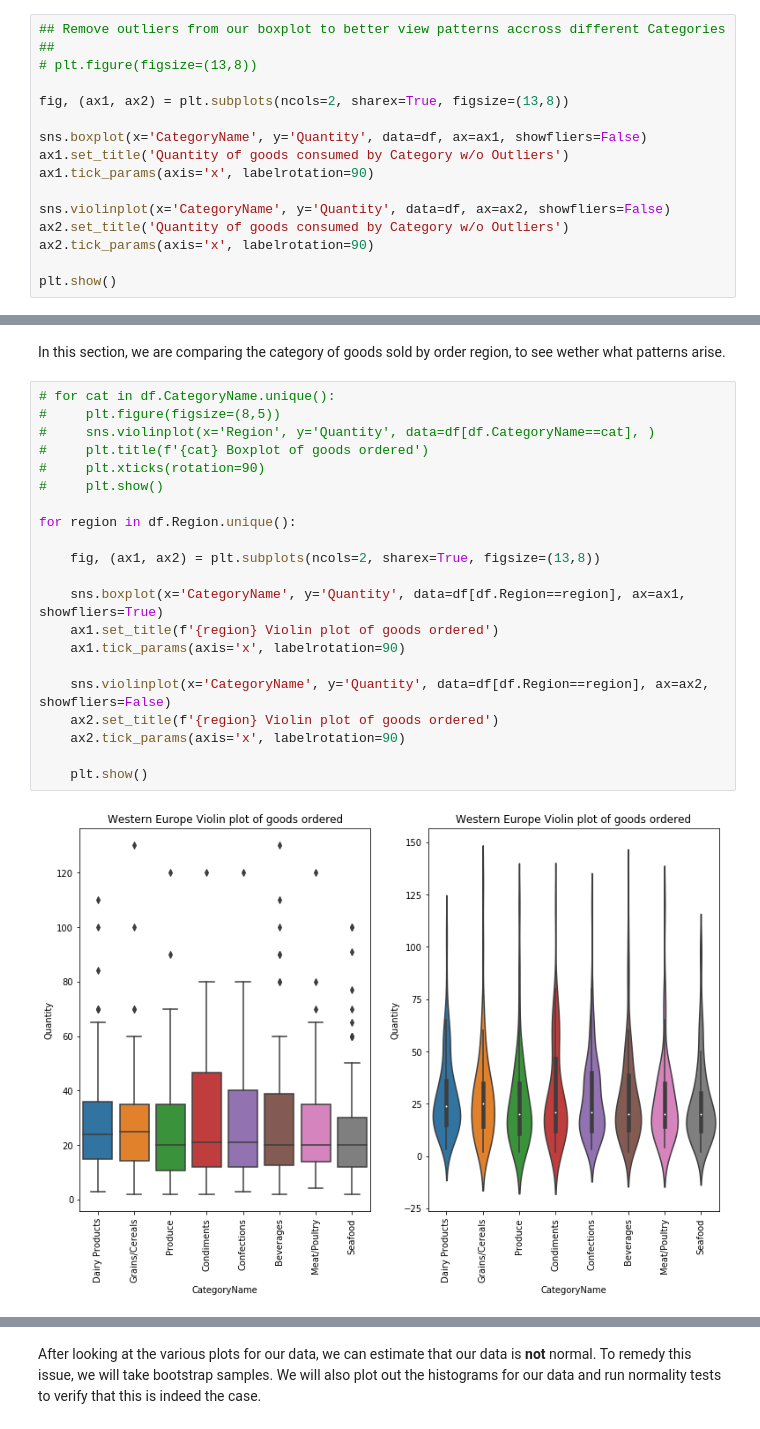
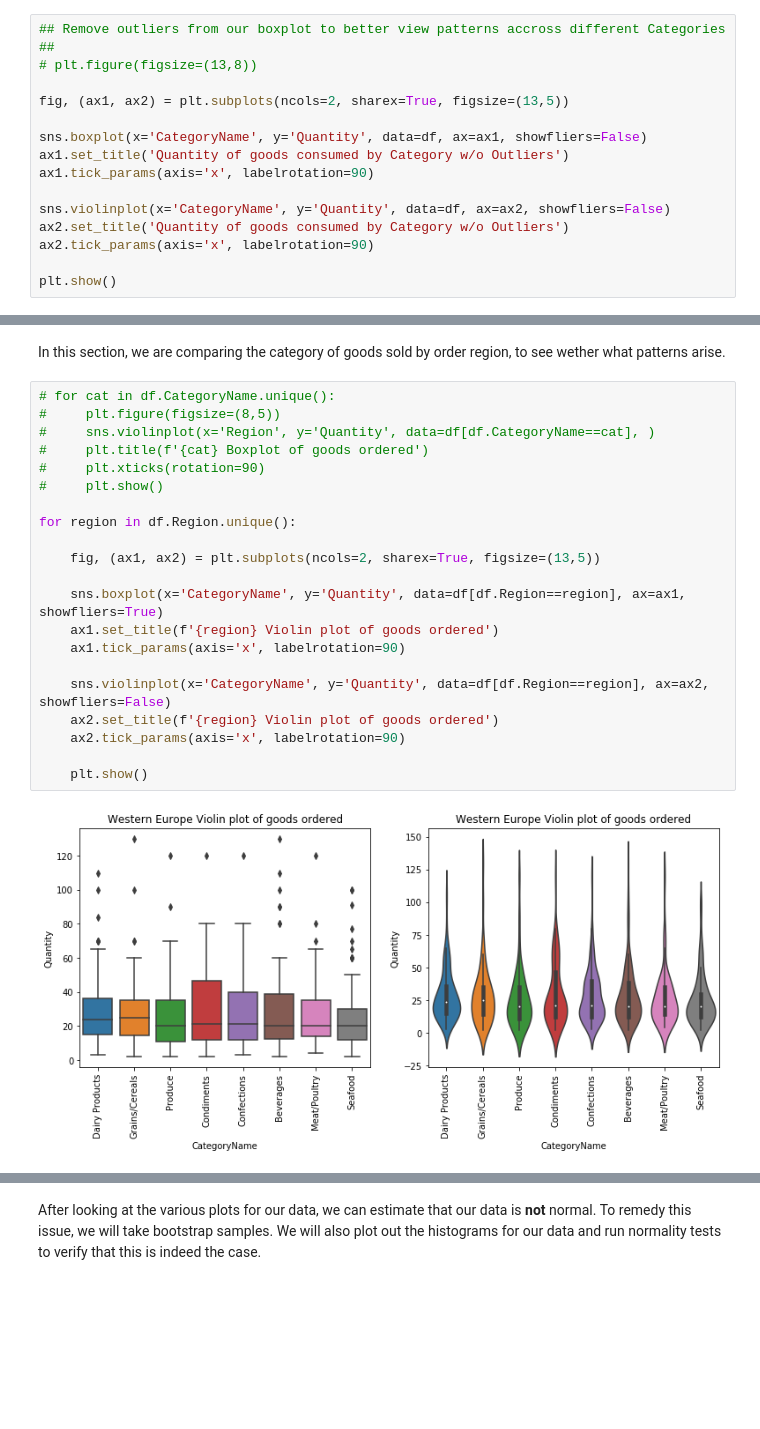
Before and after one commit to rahkeemg/Hypothesis-testing-with-Northwind-Database, a Jupyter notebook: Question_3.ipynb, the cells around one changed output, grey strips where cells are left out. Drawn from its saved outputs; the diff is of its cells as text; blank space fills up the shorter version.

```diff
--- a/Question_3.ipynb
+++ b/Question_3.ipynb
@@ -160,7 +160,7 @@ df.drop(['order_id','Discount'], axis=1).groupby(['CategoryName']).describe()
 ## Remove outliers from our boxplot to better view patterns accross different Categories ##
 # plt.figure(figsize=(13,8))
 
-fig, (ax1, ax2) = plt.subplots(ncols=2, sharex=True, figsize=(13,8))
+fig, (ax1, ax2) = plt.subplots(ncols=2, sharex=True, figsize=(13,5))
 
 sns.boxplot(x='CategoryName', y='Quantity', data=df, ax=ax1, showfliers=False)
 ax1.set_title('Quantity of goods consumed by Category w/o Outliers')
@@ -180,23 +180,23 @@ In this section, we are comparing the category of goods sold by order region, to
 # %%
 # for cat in df.CategoryName.unique():
 #     plt.figure(figsize=(8,5))
 #     sns.violinplot(x='Region', y='Quantity', data=df[df.CategoryName==cat], )
 #     plt.title(f'{cat} Boxplot of goods ordered')
 #     plt.xticks(rotation=90)
 #     plt.show()
 
 for region in df.Region.unique():
 
-    fig, (ax1, ax2) = plt.subplots(ncols=2, sharex=True, figsize=(13,8))
+    fig, (ax1, ax2) = plt.subplots(ncols=2, sharex=True, figsize=(13,5))
 
     sns.boxplot(x='CategoryName', y='Quantity', data=df[df.Region==region], ax=ax1, showfliers=True)
     ax1.set_title(f'{region} Violin plot of goods ordered')
     ax1.tick_params(axis='x', labelrotation=90)
 
     sns.violinplot(x='CategoryName', y='Quantity', data=df[df.Region==region], ax=ax2, showfliers=False)
     ax2.set_title(f'{region} Violin plot of goods ordered')
     ax2.tick_params(axis='x', labelrotation=90)
 
     plt.show()
 # %% [output]
-[figure, old version]
+[figure, new version]
```
Also changed, not shown: parts of 10 cells of this notebook, 2 other files.
